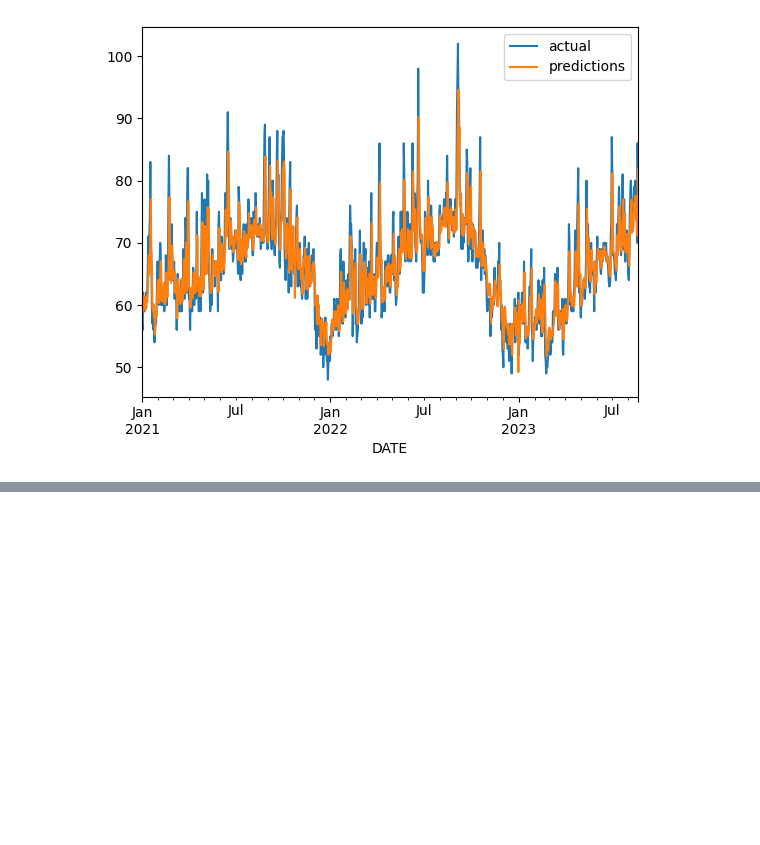
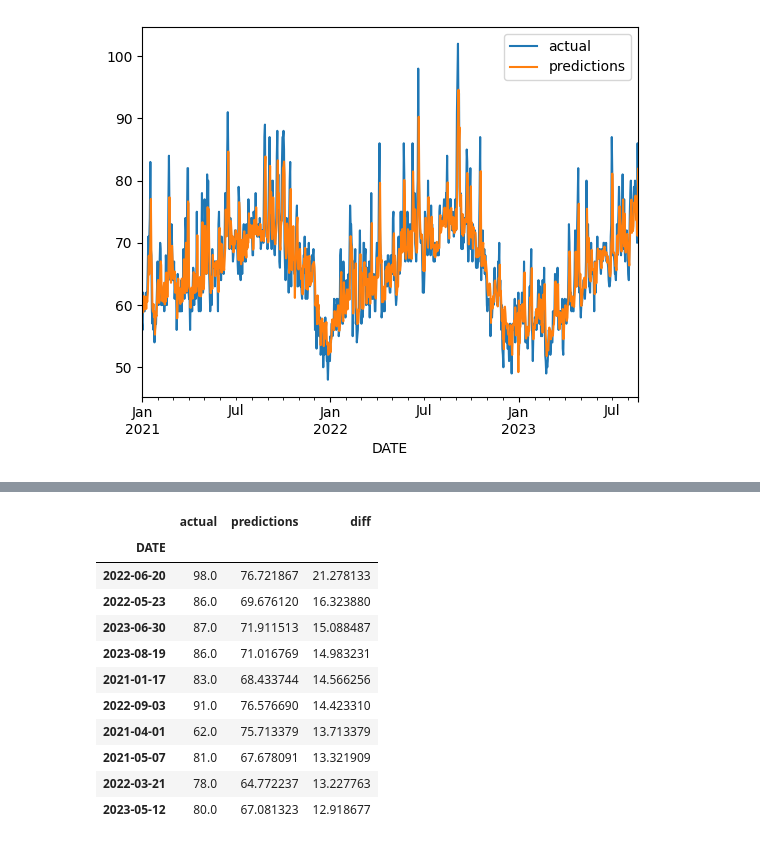
Before and after one commit to VipulDhir/Weather_Prediction, a Jupyter notebook: weather.ipynb, the cells around one changed output, grey strips where cells are left out. Cells and saved outputs as stored; diff of their text form; code cells hidden in the pictures; blank space fills up the shorter version.

```diff
--- a/weather.ipynb
+++ b/weather.ipynb
@@ -462,0 +515,2 @@ core_weather["monthly_avg"] = core_weather["temp_max"].groupby(core_weather.inde
+# %%
+predictors = ["precip", "temp_max", "temp_min", "month_day_max", "max_min" , "monthly_avg" , "day_of_year_avg"]
@@ -462,0 +541,18 @@ core_weather["monthly_avg"] = core_weather["temp_max"].groupby(core_weather.inde
+# %%
+combined["diff"] = (combined["actual"] - combined["predictions"]).abs()
+# %%
+# actual temp and what we predicted
+combined.sort_values("diff", ascending=False).head(10)
+# %% [output]
+|  | actual | predictions | diff |
+| DATE |  |  |  |
+| 2022-06-20 | 98.0 | 76.721867 | 21.278133 |
+| 2022-05-23 | 86.0 | 69.676120 | 16.323880 |
+| 2023-06-30 | 87.0 | 71.911513 | 15.088487 |
+| 2023-08-19 | 86.0 | 71.016769 | 14.983231 |
+| 2021-01-17 | 83.0 | 68.433744 | 14.566256 |
+| 2022-09-03 | 91.0 | 76.576690 | 14.423310 |
+| 2021-04-01 | 62.0 | 75.713379 | 13.713379 |
+| 2021-05-07 | 81.0 | 67.678091 | 13.321909 |
+| 2022-03-21 | 78.0 | 64.772237 | 13.227763 |
+| 2023-05-12 | 80.0 | 67.081323 | 12.918677 |
```
Also changed, not shown: parts of 16 cells of this notebook.
